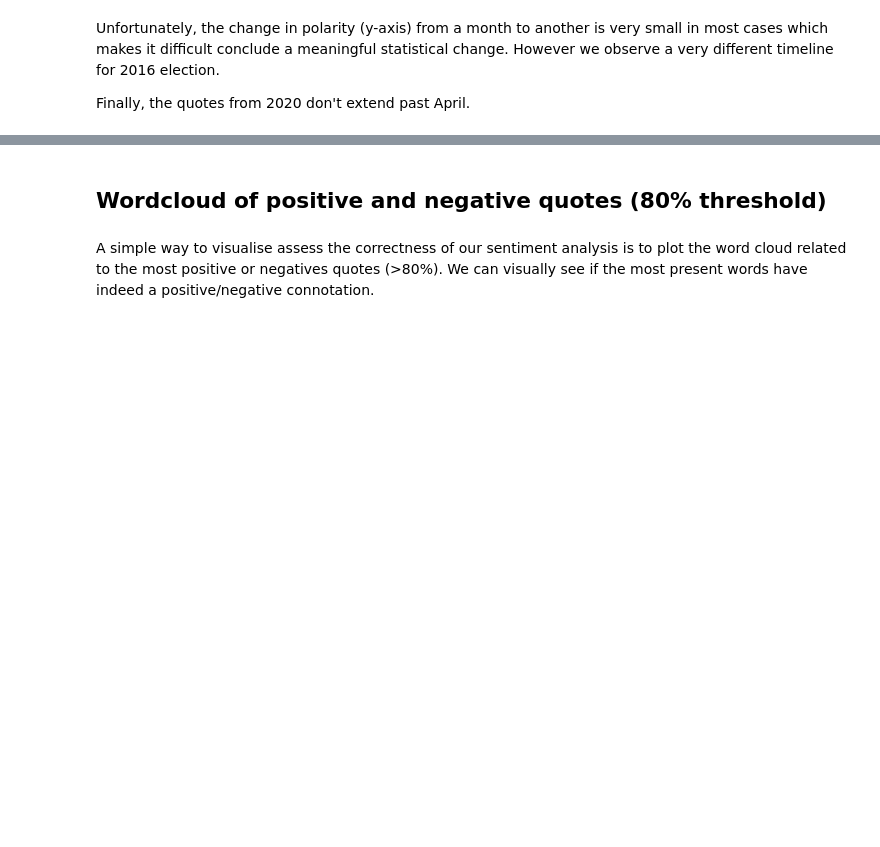
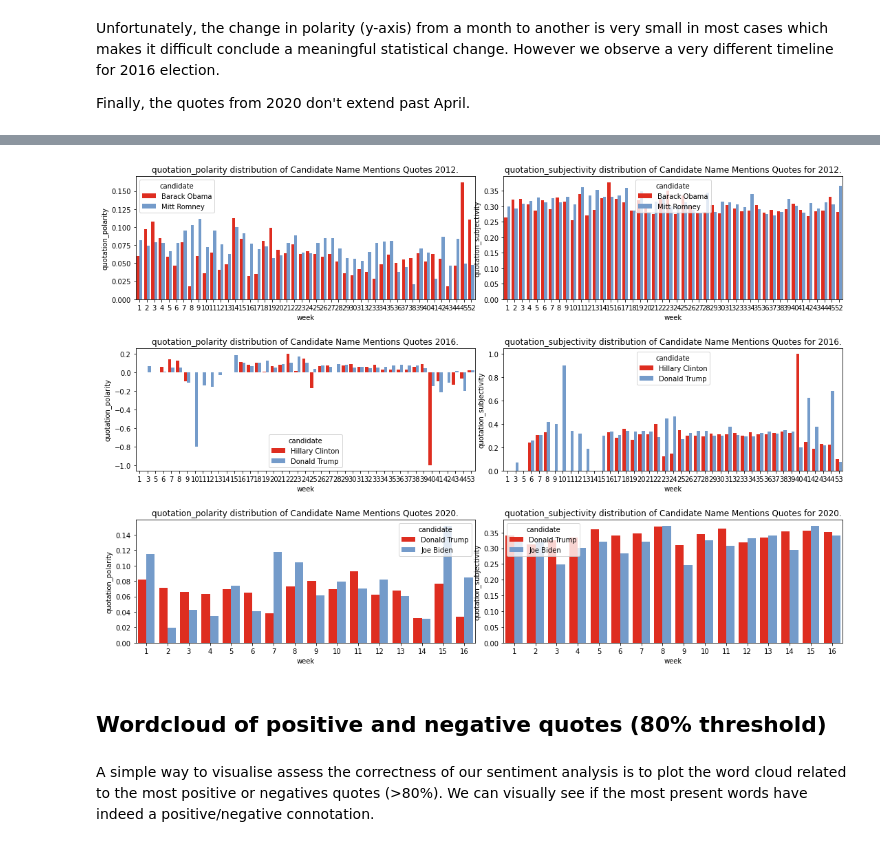
Before and after one commit to epfl-ada/ada-2021-project-sars, a Jupyter notebook: sentiment_analysis/exploratory_data_analysis.ipynb, the cells around one changed output, grey strips where cells are left out. Drawn from its saved outputs; the diff is of its cells as text; code cells hidden in the pictures; blank space fills up the shorter version.

```diff
--- a/sentiment_analysis/exploratory_sentiment_analysis.ipynb
+++ b/sentiment_analysis/exploratory_data_analysis.ipynb
@@ -215,3 +181,56 @@ Finally, the quotes from 2020 don't extend past April.
+# %%
+df_obama_romney_2012 = pd.concat([df_obama_2012_all_quotes, df_romney_2012_all_quotes], ignore_index=True)
+df_trump_clinton_2016 = pd.concat([df_trump_2016_all_quotes, df_clinton_2016_all_quotes], ignore_index=True)
+df_trump_biden_2020 = pd.concat([df_trump_2020_all_quotes, df_biden_2020_all_quotes], ignore_index=True)
+
+# The quotes are aggregated and averaged by week and by candidate
+df_2012_polarity_grouped_by_month = df_groupy_polarity_by_week(df_obama_romney_2012)
+df_2016_polarity_grouped_by_month = df_groupy_polarity_by_week(df_trump_clinton_2016)
+df_2020_polarity_grouped_by_month = df_groupy_polarity_by_week(df_trump_biden_2020)
+df_2012_polarity_grouped_by_month.name = 'Candidate Name Mentions Quotes 2012'
+df_2016_polarity_grouped_by_month.name = 'Candidate Name Mentions Quotes 2016'
+df_2020_polarity_grouped_by_month.name = 'Candidate Name Mentions Quotes 2020'
+
+if MODEL == 'TextBlob':
+    df_2012_subjectivity_grouped_by_month = df_groupy_polarity_by_week(df_obama_romney_2012, subjectivity=True)
+    df_2016_subjectivity_grouped_by_month = df_groupy_polarity_by_week(df_trump_clinton_2016, subjectivity=True)
+    df_2020_subjectivity_grouped_by_month = df_groupy_polarity_by_week(df_trump_biden_2020, subjectivity=True)
+    df_2012_subjectivity_grouped_by_month.name = 'Candidate Name Mentions Quotes for 2012'
+    df_2016_subjectivity_grouped_by_month.name = 'Candidate Name Mentions Quotes for 2016'
+    df_2020_subjectivity_grouped_by_month.name = 'Candidate Name Mentions Quotes for 2020'
+# %%
+def display_distribution_over_weeks(df_candidates_of_year_arr, columns):
+    if 0 == len(columns) > 2:
+        raise KeyError('columns should be length 1 or 2')
+
+    fig, axes = plt.subplots(3, 1 * len(columns), figsize=(15, 20 / len(columns)))
+    fig.tight_layout(h_pad=5)
+
+    for j, column in enumerate(columns):
+        df_candidates_of_year = df_candidates_of_year_arr[j]
+        for i, candidate_of_year in enumerate(df_candidates_of_year):
+            if len(columns) > 1:
+                axes[i][j].set_title(f"{column} distribution of {candidate_of_year.name}.")
+                seaborn.barplot(x='week', y=column, data=candidate_of_year,
+                                hue="candidate", ax=axes[i][j], palette=["#fe1100", '#6699d8'])
+            else:
+                axes[i].set_title(f"{column} distribution of {candidate_of_year.name}.")
+                seaborn.barplot(x='week', y=column, data=candidate_of_year,
+                                hue="candidate", ax=axes[i], palette=["#fe1100", '#6699d8'])
+
+
+if MODEL == 'TextBlob':
+    concat = [[df_2012_polarity_grouped_by_month, df_2016_polarity_grouped_by_month,
+               df_2020_polarity_grouped_by_month],
+              [df_2012_subjectivity_grouped_by_month, df_2016_subjectivity_grouped_by_month,
+               df_2020_subjectivity_grouped_by_month]]
+else:
+    concat = [[df_2012_polarity_grouped_by_month, df_2016_polarity_grouped_by_month,
+               df_2020_polarity_grouped_by_month]]
+
+display_distribution_over_weeks(concat, columns=COLUMNS)
+# %% [output]
+[figure, added]
 # %% [markdown]
 ## Wordcloud of positive and negative quotes (80% threshold)
 # %% [markdown]
```
Also changed, not shown: parts of 22 cells of this notebook, 3 other files.
